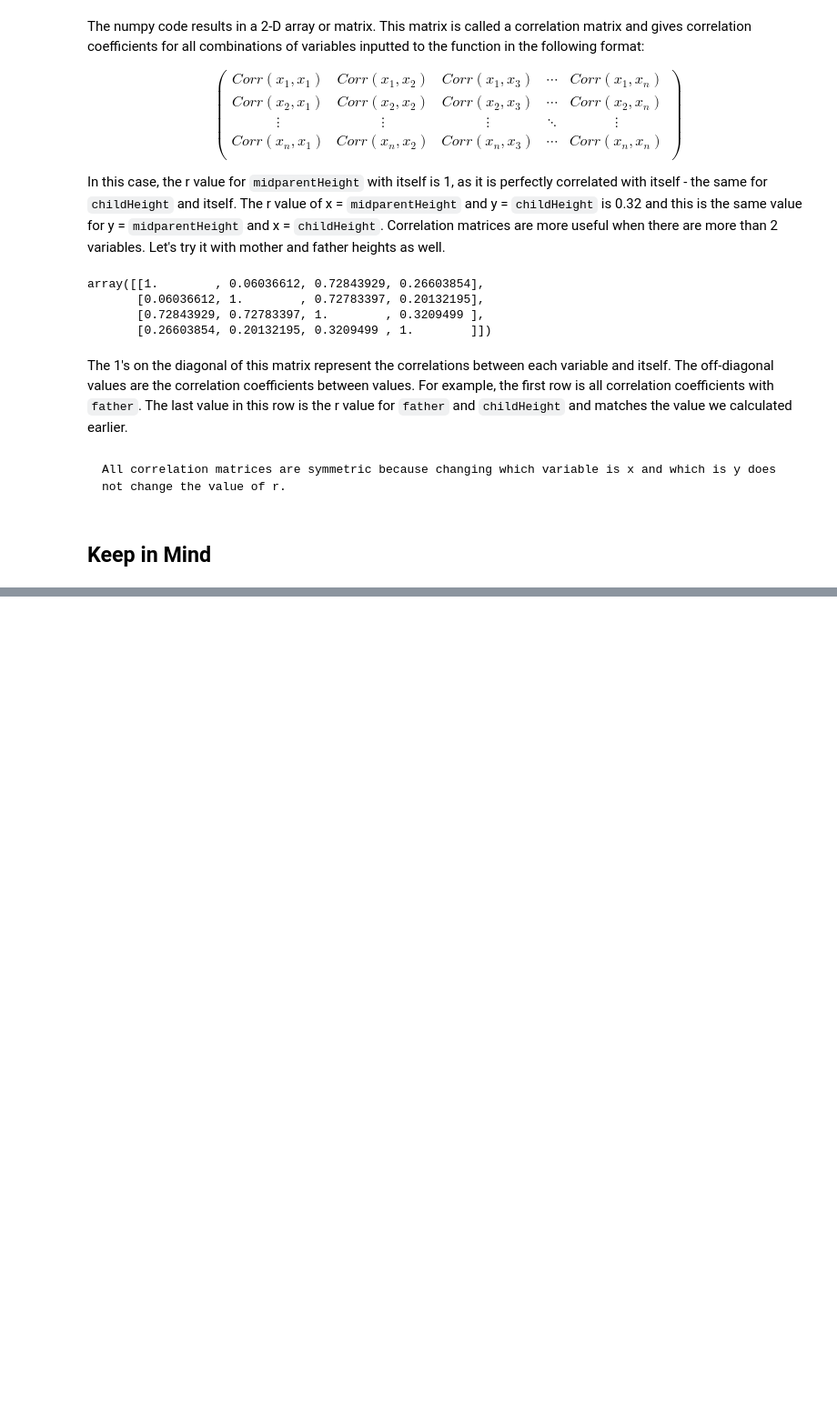
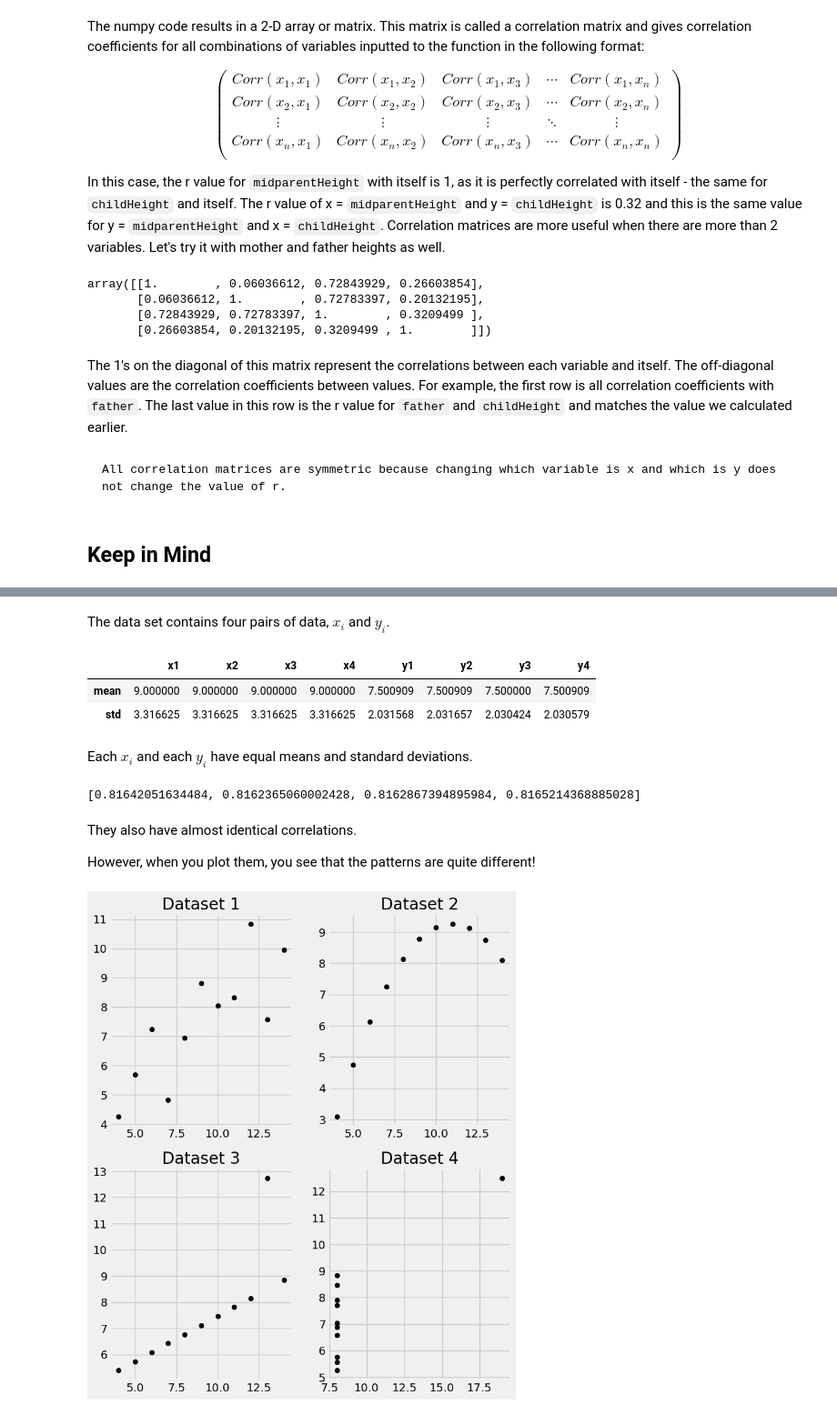
Before and after one commit to uchicago-dsi/textbook-datascience-1, a Jupyter notebook: textbook/17/2/correlation.ipynb, the cells around one changed output, grey strips where cells are left out. Shown at 91% size. Cells and saved outputs as stored; diff of their text form; code cells hidden in the pictures; blank space fills up the shorter version.

Commit message:
edits to correlation and adding anscombe data

```diff
--- a/textbook/17/2/correlation.ipynb
+++ b/textbook/17/2/correlation.ipynb
@@ -268,0 +264,3 @@ axs[2].set_title('Extreme Outlier');
+# %%
+anscombe_df = pd.read_csv("../../data/anscombe.csv")
+anscombe_df
@@ -268,0 +280,43 @@ axs[2].set_title('Extreme Outlier');
+# %% [markdown]
+The data set contains four pairs of data, $x_i$ and $y_i$.
+# %%
+anscombe_df.describe().iloc[1:3]
+# %% [output]
+|  | x1 | x2 | x3 | x4 | y1 | y2 | y3 | y4 |
+| mean | 9.000000 | 9.000000 | 9.000000 | 9.000000 | 7.500909 | 7.500909 | 7.500000 | 7.500909 |
+| std | 3.316625 | 3.316625 | 3.316625 | 3.316625 | 2.031568 | 2.031657 | 2.030424 | 2.030579 |
+# %% [markdown]
+Each $x_i$ and each $y_i$ have equal means and standard deviations.
+# %%
+[anscombe_df.x1.corr(anscombe_df.y1),
+ anscombe_df.x2.corr(anscombe_df.y2),
+ anscombe_df.x3.corr(anscombe_df.y3),
+ anscombe_df.x4.corr(anscombe_df.y4)]
+# %% [output]
+[0.81642051634484, 0.8162365060002428, 0.8162867394895984, 0.8165214368885028]
+# %% [markdown]
+They also have almost identical correlations.
+
+However, when you plot them, you see that the patterns are quite different!
+# %%
+plt.figure(figsize=(8, 10))
+
+plt.subplot(2,2,1)
+plt.scatter(anscombe_df.x1,anscombe_df.y1,c="black")
+plt.title("Dataset 1")
+
+plt.subplot(2,2,2)
+plt.scatter(anscombe_df.x2,anscombe_df.y2, c="black")
+plt.title("Dataset 2")
+
+plt.subplot(2,2,3)
+plt.scatter(anscombe_df.x3,anscombe_df.y3,c="black")
+plt.title("Dataset 3")
+
+plt.subplot(2,2,4)
+plt.scatter(anscombe_df.x4,anscombe_df.y4,c="black")
+plt.title("Dataset 4")
+
+plt.show()
+# %% [output]
+[figure, added]
```
Also changed, not shown: parts of 14 cells of this notebook, 1 other file.
